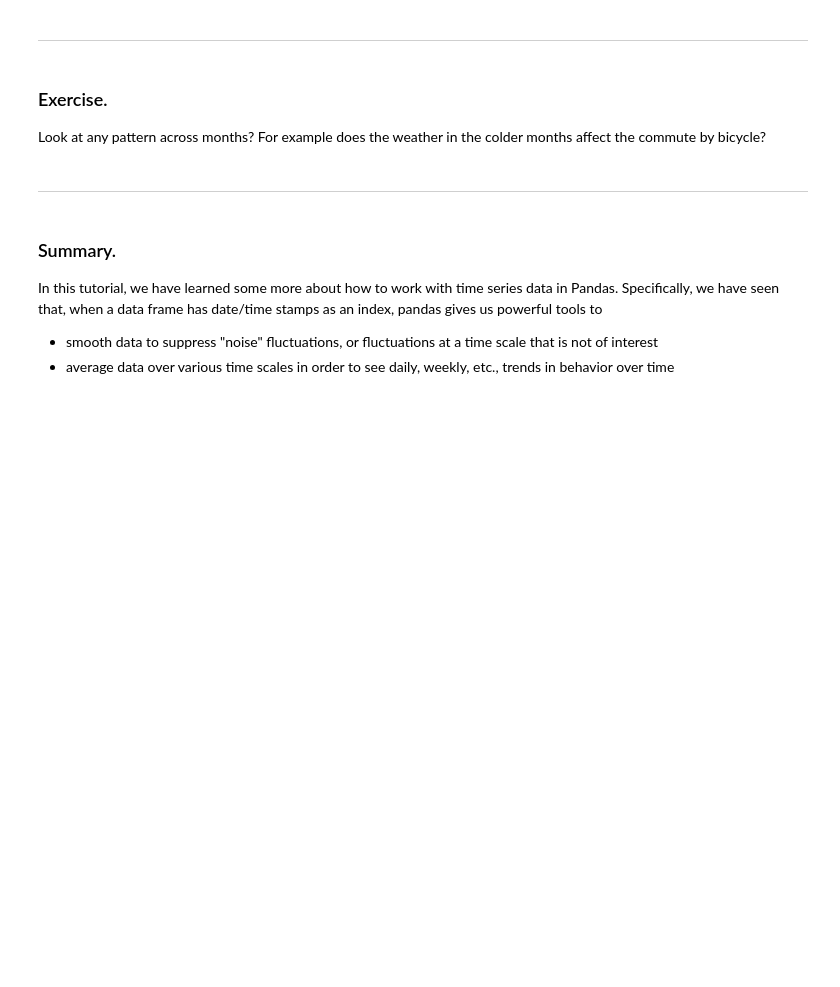
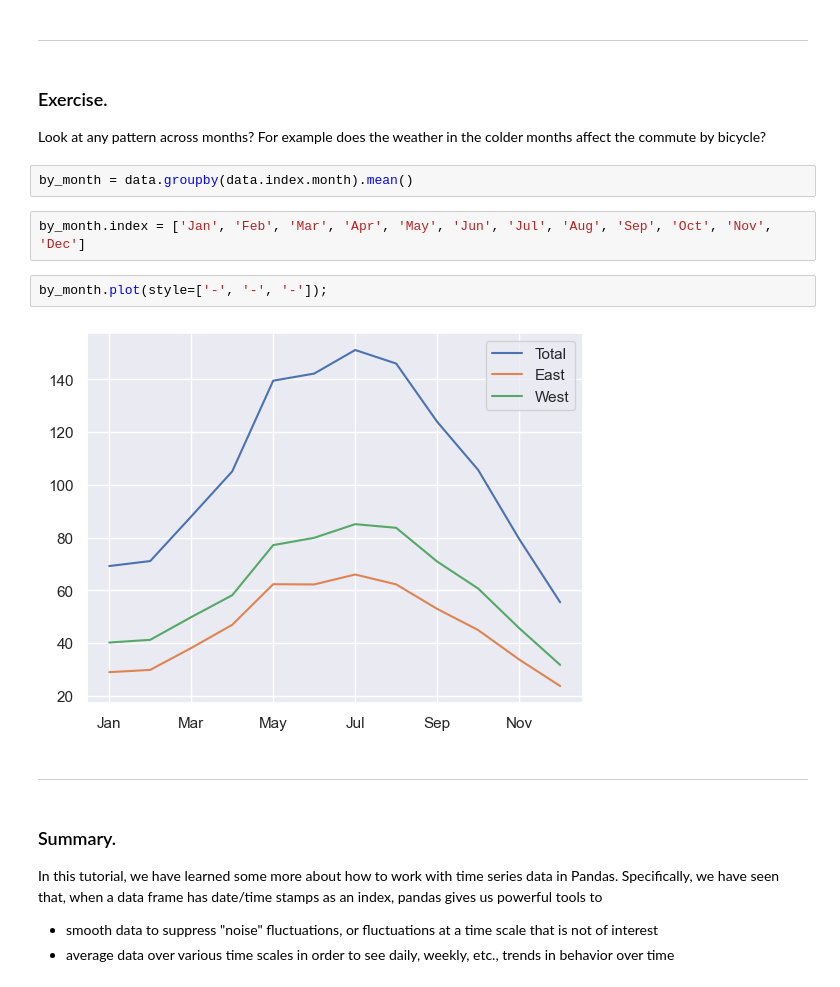
Before and after one commit to psychdatascience/FDS-CourseTwo, a Jupyter notebook: tu22_TimeSeries_II_S.ipynb, the cells around one changed output. Saved outputs shown, nothing was run; the diff lists cells and outputs as text; blank space fills up the shorter version.

```diff
--- a/tu22_TimeSeries_II_S.ipynb
+++ b/tu22_TimeSeries_II_S.ipynb
@@ -235,6 +340,14 @@ Well done!
 ### Exercise.
 
 Look at any pattern across months? For example does the weather in the colder months affect the commute by bicycle?
+# %%
+by_month = data.groupby(data.index.month).mean()
+# %%
+by_month.index = ['Jan', 'Feb', 'Mar', 'Apr', 'May', 'Jun', 'Jul', 'Aug', 'Sep', 'Oct', 'Nov', 'Dec']
+# %%
+by_month.plot(style=['-', '-', '-']);
+# %% [output]
+[figure, added]
 # %% [markdown]
 ---
 # %% [markdown]
```
Also changed, not shown: parts of 17 cells of this notebook.
